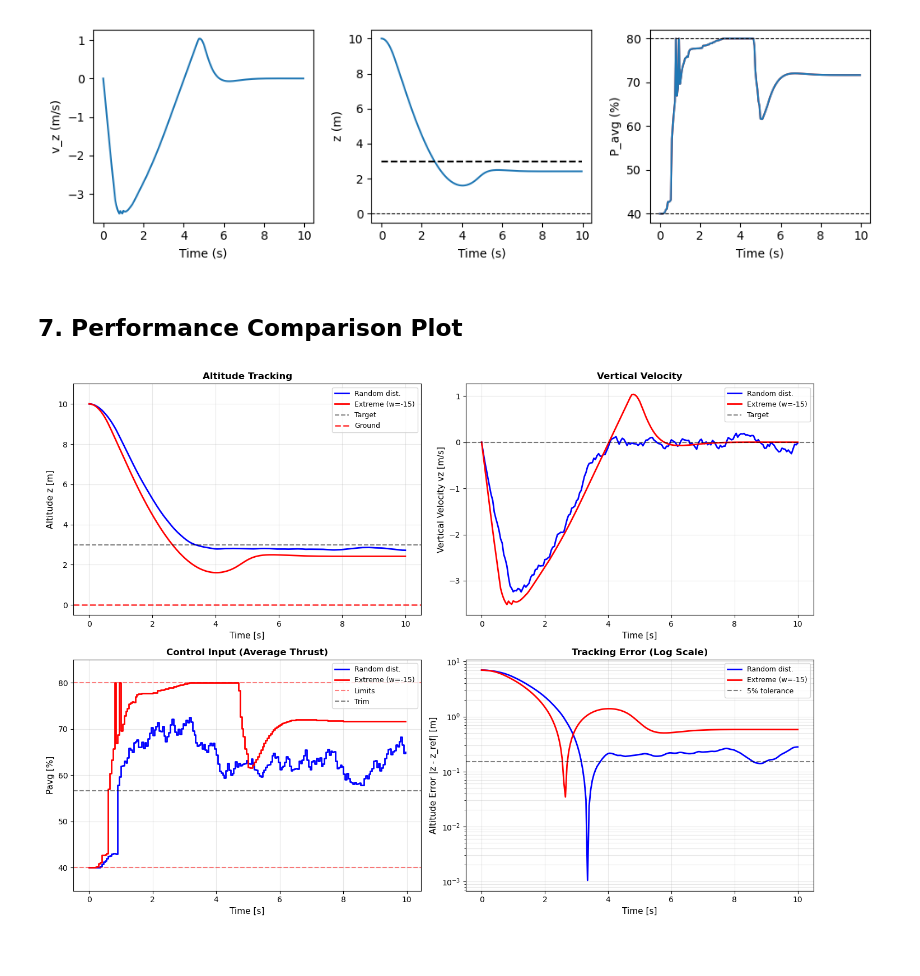
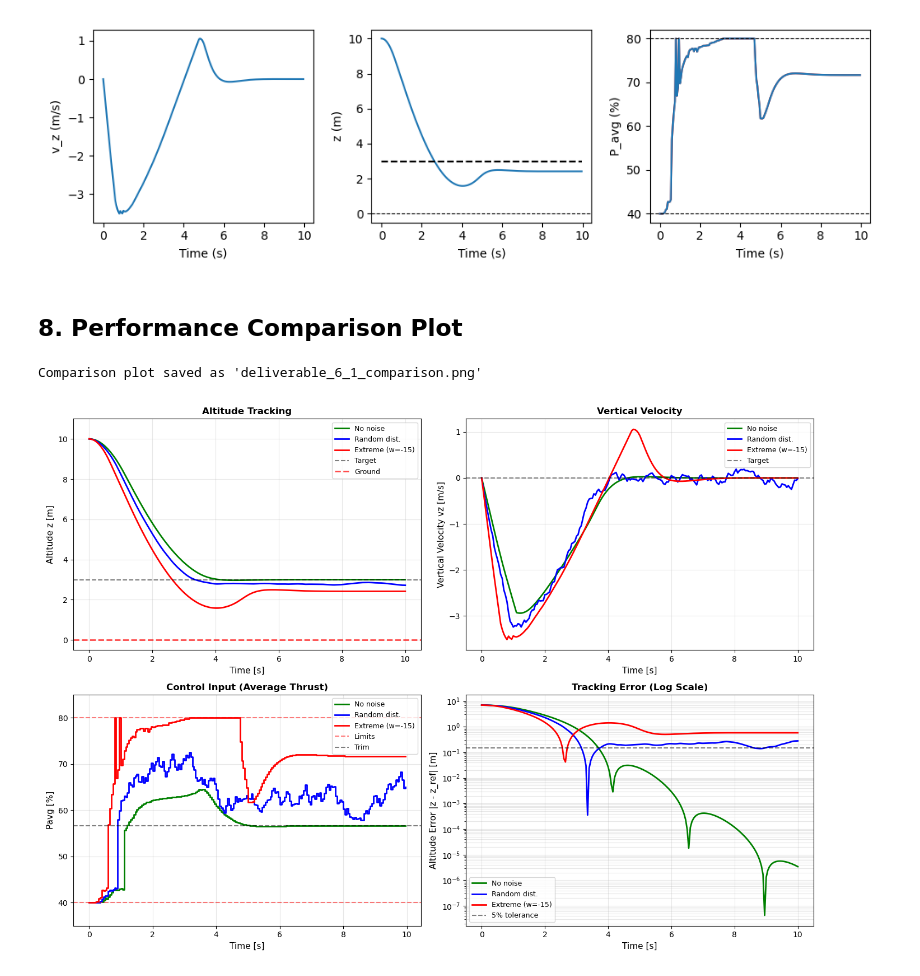
Before and after one commit to yanno27/MPC, a Jupyter notebook: project/Deliverable_6_1_2/Deliverable_6_1.ipynb, the cells around one changed output. Cells and saved outputs as stored; diff of their text form; code cells hidden in the pictures.

Commit message:
removed some explanation and added no noise graph

```diff
--- a/project/Deliverable_6_1_2/Deliverable_6_1.ipynb
+++ b/project/Deliverable_6_1_2/Deliverable_6_1.ipynb
@@ -523,14 +490,20 @@ if 'x_cl_ext' in locals():
 # %% [output]
 [figure]
 # %% [markdown]
-## 7. Performance Comparison Plot
+## 8. Performance Comparison Plot
 # %%
-# Create comparison plot
-if 'x_cl_rand' in locals() and 'x_cl_ext' in locals():
+# Create comprehensive comparison plot
+try:
+    # Check if all simulation data exists
+    assert 't_cl_none' in dir() and 'x_cl_none' in dir() and 'u_cl_none' in dir(), "No noise simulation data not found"
+    assert 't_cl_rand' in dir() and 'x_cl_rand' in dir() and 'u_cl_rand' in dir(), "Random simulation data not found"
+    assert 't_cl_ext' in dir() and 'x_cl_ext' in dir() and 'u_cl_ext' in dir(), "Extreme simulation data not found"
+
     fig, axes = plt.subplots(2, 2, figsize=(14, 10))
 
     # Altitude
     ax = axes[0, 0]
+    ax.plot(t_cl_none, x_cl_none[11, :], 'g-', linewidth=2, label='No noise')
     ax.plot(t_cl_rand, x_cl_rand[11, :], 'b-', linewidth=2, label='Random dist.')
     ax.plot(t_cl_ext, x_cl_ext[11, :], 'r-', linewidth=2, label='Extreme (w=-15)')
     ax.axhline(xs[11], color='k', linestyle='--', alpha=0.5, label='Target')
@@ -544,6 +517,7 @@ if 'x_cl_rand' in locals() and 'x_cl_ext' in locals():
 
     # Velocity
     ax = axes[0, 1]
+    ax.plot(t_cl_none, x_cl_none[8, :], 'g-', linewidth=2, label='No noise')
     ax.plot(t_cl_rand, x_cl_rand[8, :], 'b-', linewidth=2, label='Random dist.')
     ax.plot(t_cl_ext, x_cl_ext[8, :], 'r-', linewidth=2, label='Extreme (w=-15)')
     ax.axhline(xs[8], color='k', linestyle='--', alpha=0.5, label='Target')
@@ -555,34 +529,46 @@ if 'x_cl_rand' in locals() and 'x_cl_ext' in locals():
 
     # Input
     ax = axes[1, 0]
+    ax.step(t_cl_none[:-1], u_cl_none[2, :], 'g-', where='post', linewidth=2, label='No noise')
     ax.step(t_cl_rand[:-1], u_cl_rand[2, :], 'b-', where='post', linewidth=2, label='Random dist.')
     ax.step(t_cl_ext[:-1], u_cl_ext[2, :], 'r-', where='post', linewidth=2, label='Extreme (w=-15)')
     ax.axhline(80, color='r', linestyle='--', alpha=0.5, label='Limits')
     ax.axhline(40, color='r', linestyle='--', alpha=0.5)
     ax.axhline(us[2], color='k', linestyle='--', alpha=0.5, label='Trim')
     ax.set_xlabel('Time [s]', fontsize=11)
     ax.set_ylabel('Pavg [%]', fontsize=11)
     ax.set_title('Control Input (Average Thrust)', fontsize=12, fontweight='bold')
     ax.grid(True, alpha=0.3)
     ax.legend(fontsize=9)
     ax.set_ylim([35, 85])
 
     # Tracking error
     ax = axes[1, 1]
+    z_err_none = np.abs(x_cl_none[11, :] - xs[11])
     z_err_rand = np.abs(x_cl_rand[11, :] - xs[11])
     z_err_ext = np.abs(x_cl_ext[11, :] - xs[11])
+    ax.semilogy(t_cl_none, z_err_none, 'g-', linewidth=2, label='No noise')
     ax.semilogy(t_cl_rand, z_err_rand, 'b-', linewidth=2, label='Random dist.')
     ax.semilogy(t_cl_ext, z_err_ext, 'r-', linewidth=2, label='Extreme (w=-15)')
     ax.axhline(0.05 * xs[11], color='k', linestyle='--', alpha=0.5, label='5% tolerance')
     ax.set_xlabel('Time [s]', fontsize=11)
     ax.set_ylabel('Altitude Error |z - z_ref| [m]', fontsize=11)
     ax.set_title('Tracking Error (Log Scale)', fontsize=12, fontweight='bold')
     ax.grid(True, alpha=0.3, which='both')
     ax.legend(fontsize=9)
 
     plt.tight_layout()
+    plt.savefig('deliverable_6_1_comparison.png', dpi=300, bbox_inches='tight')
+    print("\nComparison plot saved as 'deliverable_6_1_comparison.png'")
     plt.show()
-else:
-    print("Simulations not completed, skipping comparison plot")
+
+except AssertionError as e:
+    print(f"[WARNING] {e}")
+    print("Please run all three simulation cells (5, 6, 7) before generating the comparison plot.")
+except Exception as e:
+    print(f"[ERROR] Failed to create comparison plot: {e}")
+    import traceback
+    traceback.print_exc()
 # %% [output]
+Comparison plot saved as 'deliverable_6_1_comparison.png'
-[figure, old version]
+[figure, new version]
```
Also changed, not shown: parts of 12 cells of this notebook.
